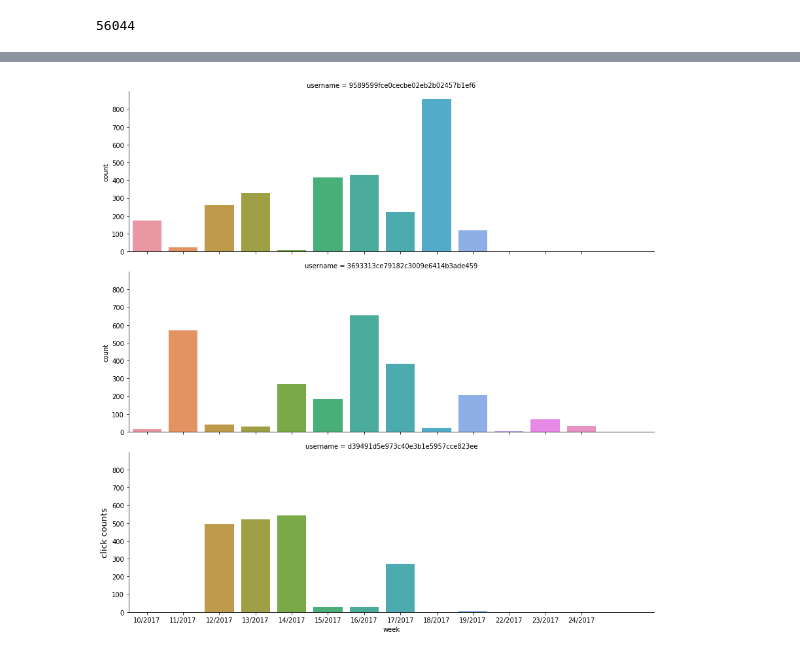
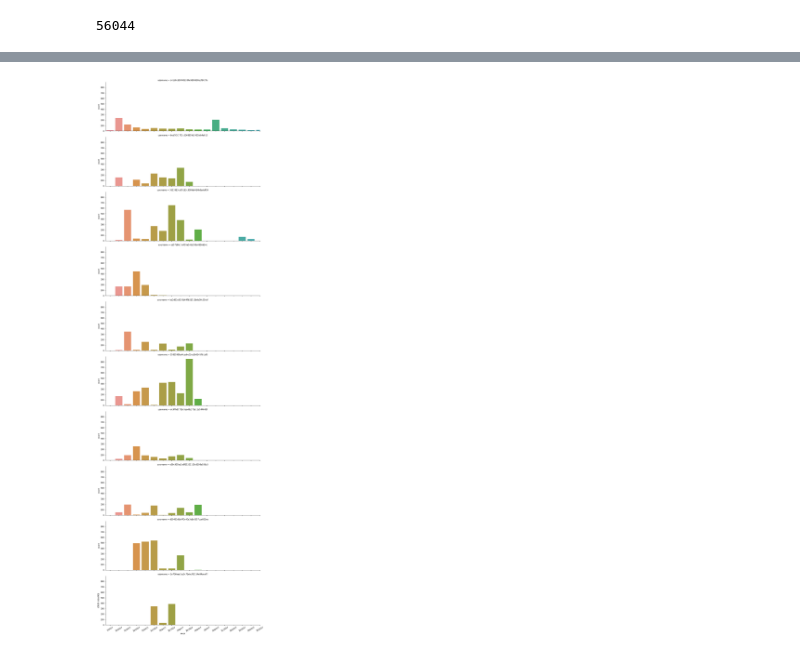
Before and after one commit to jyoonkim/Test, a Jupyter notebook: user_device_hb_timeseries.ipynb, the cells around one changed output, grey strips where cells are left out. Saved outputs shown, nothing was run; the diff lists cells and outputs as text; code cells hidden in the pictures.

```diff
--- a/user_device_hb_timeseries.ipynb
+++ b/user_device_hb_timeseries.ipynb
@@ -57,7 +67,7 @@ print(len(mobile_data))
 56044
 # %%
 #find top MOBILE users
-NUM_TOP = 3
+NUM_TOP = 10
 #no nan because lots of nans in names????
 data_copy  = mobile_data.dropna()
 data_copy = data_copy.reset_index(drop=True)
@@ -90,6 +107,6 @@ for count in range(len(top_users)):
 
 print(len(top_user))
 #top_user = top_user.drop(['index'], axis = 0)
-top_user = top_user.reset_index()
+top_user = top_user.reset_index(drop = True)
 top_user.head(2)
 # %% [output]
@@ -137,11 +162,14 @@ top_user_week_counts.head(4)
 # %%
+#user d41d8cd98f00b204e9800998ecf8427e is a biggg outlier...course administrator???
+
 sns.catplot(x = "week_year", y = "count", col_wrap = 1,
             col = "username", data = top_user_week_counts, kind = "bar",
             height = 4, aspect = 3)
 # plt.title("Counts over time for mobile user " + str(top_user_week_counts['username'][count]), fontsize = 14)
 plt.xlabel('week', fontsize = 10)
 plt.ylabel('click counts', fontsize = 13)
-plt.xlim(-.50,14)
+plt.xticks(rotation = 30)
+plt.xlim(-.50,17)
 plt.show()
 # %% [output]
-[figure, old version]
+[figure, new version]
```
Also changed, not shown: parts of 7 cells of this notebook, 3 other files.
